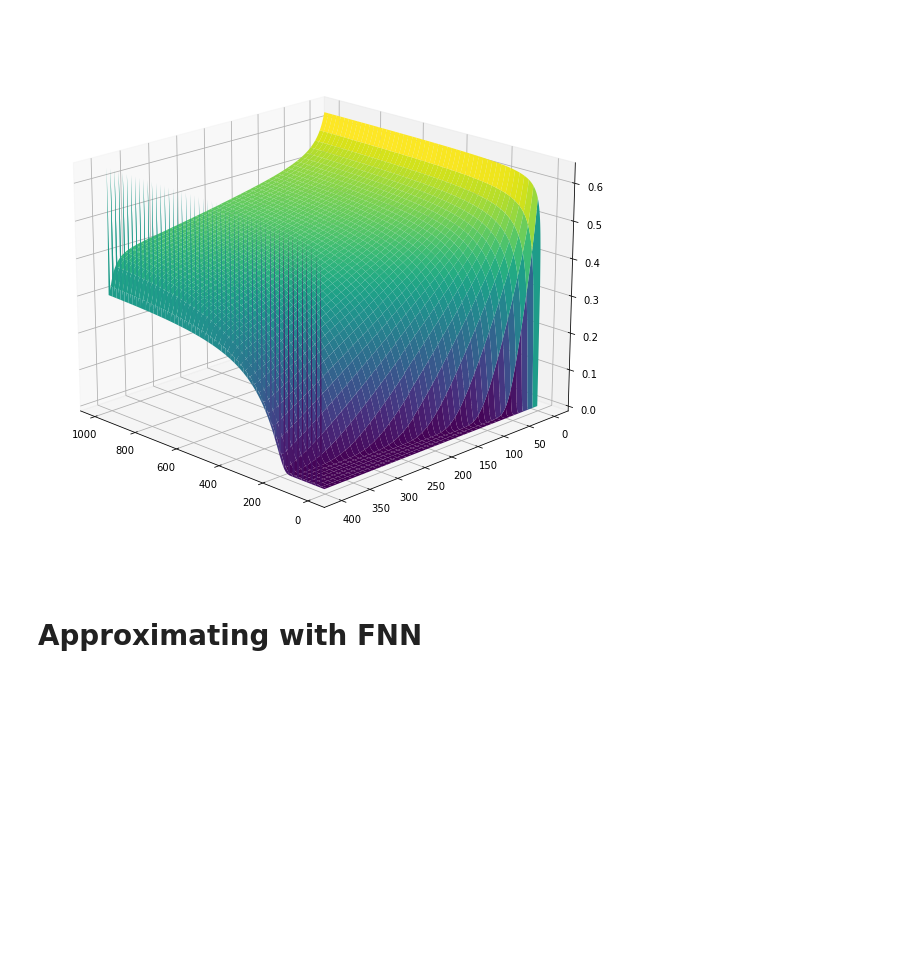
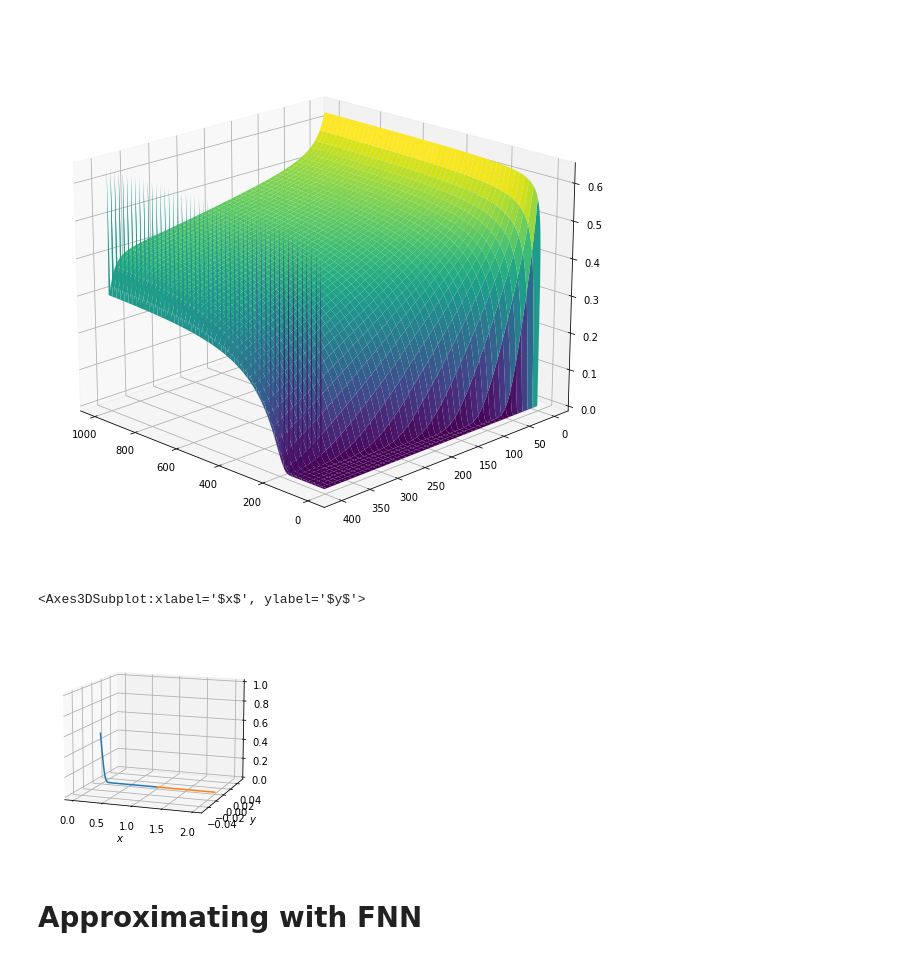
Before and after one commit to TomRiem/Master-Thesis-Riemer, a Jupyter notebook: Jupyter/Master_Thesis.ipynb, the cells around one changed output. Drawn from its saved outputs; the diff is of its cells as text; code cells hidden in the pictures; blank space fills up the shorter version.

```diff
--- a/Jupyter/Master_Thesis.ipynb
+++ b/Jupyter/Master_Thesis.ipynb
@@ -27,5 +27,6 @@ nx = N_0 + 1
 # %% [markdown]
 Generate Graph.
 # %%
-graph = graph.Example3()
-graph.buildGraph()
+graph_test = graph.Example3()
+graph_test.buildGraph()
+graph_test.A
@@ -32,6 +37,7 @@ graph.buildGraph()
 # %% [markdown]
 Run FVM solver.
 # %%
-fvm_solver = QuantumGraphSolverFVM(graph)
+fvm_solver = QuantumGraphSolverFVM(graph_test)
 u = fvm_solver.solve(nx=nx, nt=nt)
+np.shape(u)
 # %% [output]
@@ -90,6 +103,11 @@ ax.plot_surface(T, X, U, cmap='viridis')
 ax.view_init(19, 135)
 # %% [output]
 [figure]
+# %%
+fvm_solver.plotNetwork(j=5)
+# %% [output]
+<Axes3DSubplot:xlabel='$x$', ylabel='$y$'>
+[figure, added]
 # %% [markdown]
 # Approximating with FNN
 # %% [markdown]
```
Also changed, not shown: parts of 35 cells of this notebook, 3 other files.
